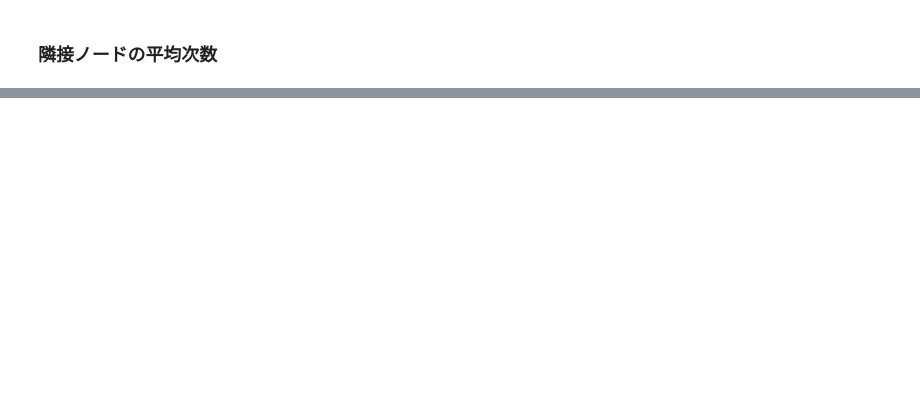
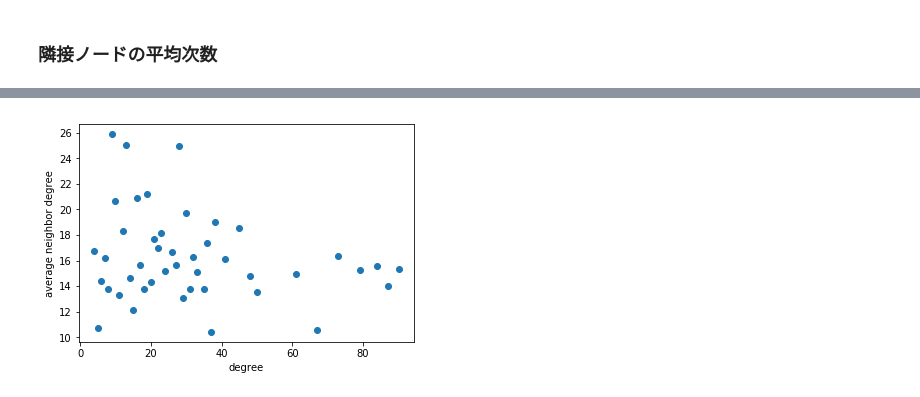
Before and after one commit to MasakiChujo/NetworkScience, a Jupyter notebook: networkx3.ipynb, the cells around one changed output, grey strips where cells are left out. Cells and saved outputs as stored; diff of their text form; code cells hidden in the pictures; blank space fills up the shorter version.

```diff
--- a/networkx3.ipynb
+++ b/networkx3.ipynb
@@ -254,0 +256,23 @@ plt.show()
+# %%
+av_knn_deg=np.array([])
+av_knn=np.array([])
+count=np.array([])
+for i in range(len(k)):
+    if(deg[i] not in av_knn_deg):
+        count=np.append(count,1)
+        av_knn=np.append(av_knn,knn_items[i])
+        av_knn_deg=np.append(av_knn_deg,deg[i])
+    else:
+        for j in range(len(av_knn_deg)):
+            if(deg[i]==av_knn_deg[j]):
+                av_knn[j]+=knn_items[j]
+                count[j]+=1
+                break
+for i in range(len(av_knn_deg)):
+    av_knn[i]=av_knn[i]/count[i]
+plt.xlabel('degree')
+plt.ylabel('average neighbor degree')
+plt.scatter(av_knn_deg,av_knn)
+plt.show()
+# %% [output]
+[figure, added]
```
Also changed, not shown: parts of 12 cells of this notebook.
